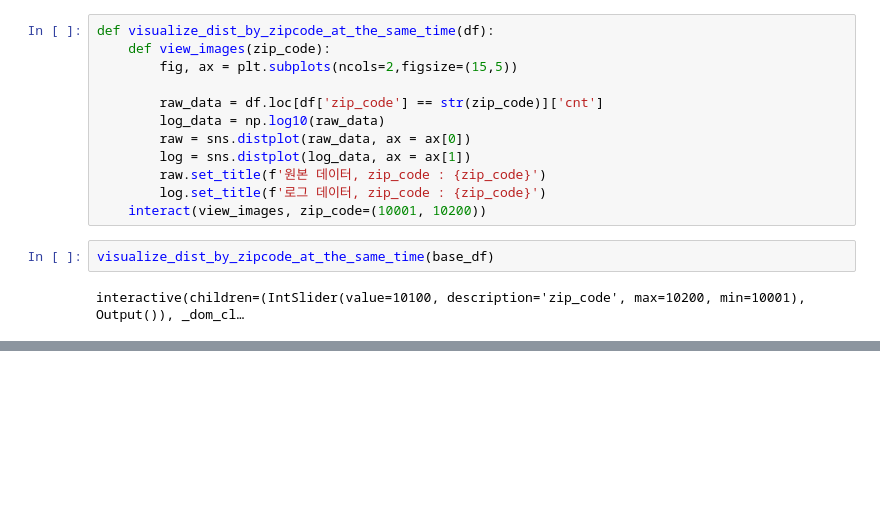
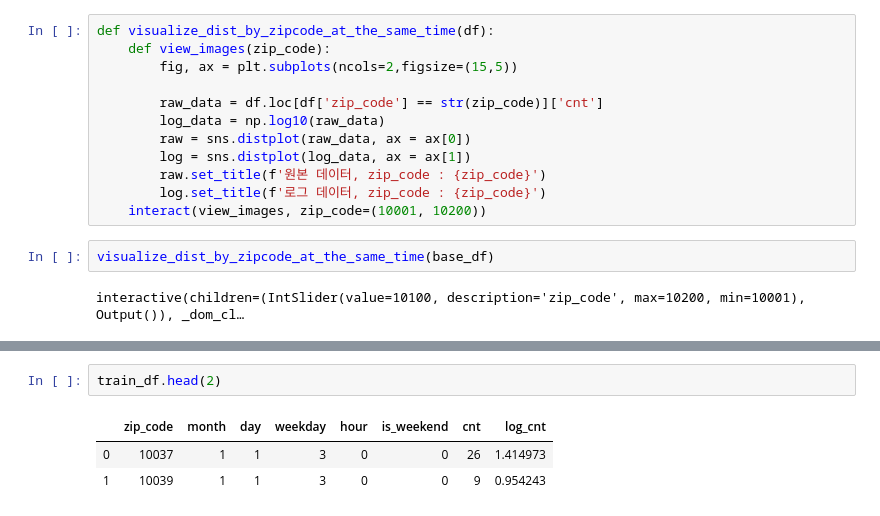
Before and after one commit to jeonprize/New_york_demand_forecasting, a Jupyter notebook: 베이스라인 모델.ipynb, the cells around one changed output, grey strips where cells are left out. Cells and saved outputs as stored; diff of their text form; blank space fills up the shorter version.

```diff
--- a/베이스라인 모델.ipynb
+++ b/베이스라인 모델.ipynb
@@ -155,0 +183,6 @@ interactive(children=(IntSlider(value=10100, description='zip_code', max=10200,
+# %%
+train_df.head(2)
+# %% [output]
+|  | zip_code | month | day | weekday | hour | is_weekend | cnt | log_cnt |
+| 0 | 10037 | 1 | 1 | 3 | 0 | 0 | 26 | 1.414973 |
+| 1 | 10039 | 1 | 1 | 3 | 0 | 0 | 9 | 0.954243 |
```
Also changed, not shown: parts of 10 cells of this notebook.
